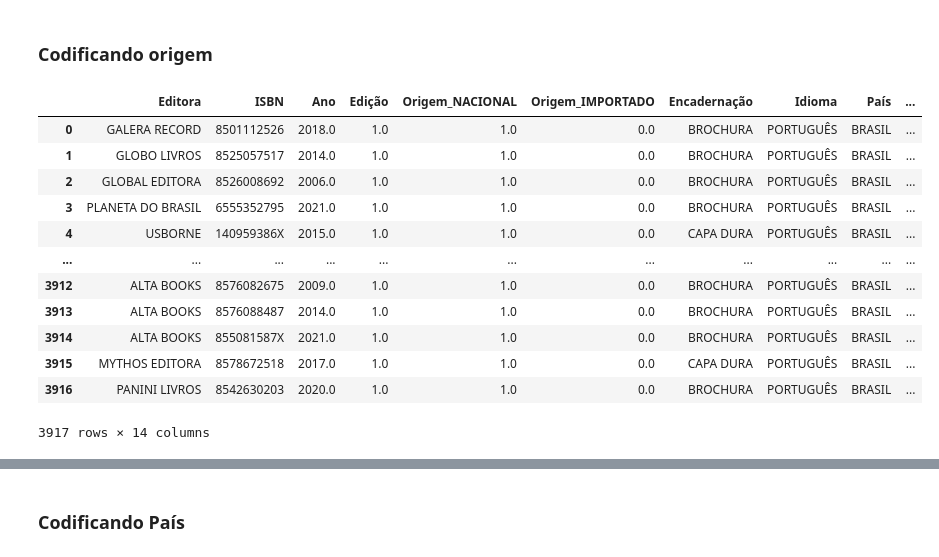
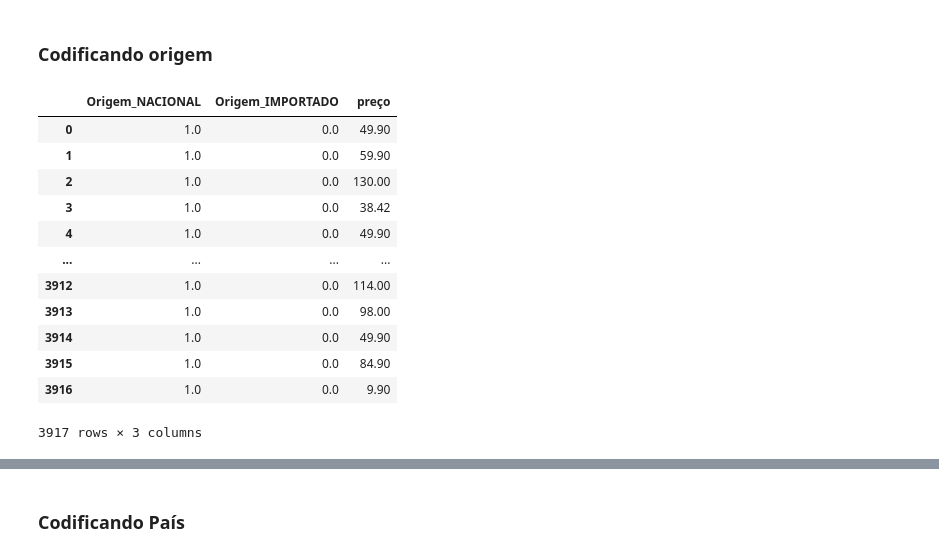
Before and after one commit to CaioViktor/Curso_Ciencias_de_Dados, a Jupyter notebook: trabalho/trab3/experiments_models.ipynb, the cells around one changed output, grey strips where cells are left out. Drawn from its saved outputs; the diff is of its cells as text; code cells hidden in the pictures.

```diff
--- a/trabalho/trab3/experiments_models.ipynb
+++ b/trabalho/trab3/experiments_models.ipynb
@@ -113,19 +147,19 @@ Pontuação r2 média com normalização: 0.25165356593549637
 ### Codificando origem
 # %%
 encoder=ce.OneHotEncoder(cols='Origem',handle_unknown='return_nan',return_df=True,use_cat_names=True)
-data_encoded = encoder.fit_transform(df)
+data_encoded = encoder.fit_transform(df[['Origem','preço']])
 data_encoded
 # %% [output]
-|  | Editora | ISBN | Ano | Edição | Origem_NACIONAL | Origem_IMPORTADO | Encadernação | Idioma | País | ... |
-| 0 | GALERA RECORD | 8501112526 | 2018.0 | 1.0 | 1.0 | 0.0 | BROCHURA | PORTUGUÊS | BRASIL | ... |
-| 1 | GLOBO LIVROS | 8525057517 | 2014.0 | 1.0 | 1.0 | 0.0 | BROCHURA | PORTUGUÊS | BRASIL | ... |
-| 2 | GLOBAL EDITORA | 8526008692 | 2006.0 | 1.0 | 1.0 | 0.0 | BROCHURA | PORTUGUÊS | BRASIL | ... |
-| 3 | PLANETA DO BRASIL | 6555352795 | 2021.0 | 1.0 | 1.0 | 0.0 | BROCHURA | PORTUGUÊS | BRASIL | ... |
-| 4 | USBORNE | 140959386X | 2015.0 | 1.0 | 1.0 | 0.0 | CAPA DURA | PORTUGUÊS | BRASIL | ... |
-| ... | ... | ... | ... | ... | ... | ... | ... | ... | ... | ... |
-| 3912 | ALTA BOOKS | 8576082675 | 2009.0 | 1.0 | 1.0 | 0.0 | BROCHURA | PORTUGUÊS | BRASIL | ... |
-| 3913 | ALTA BOOKS | 8576088487 | 2014.0 | 1.0 | 1.0 | 0.0 | BROCHURA | PORTUGUÊS | BRASIL | ... |
-| 3914 | ALTA BOOKS | 855081587X | 2021.0 | 1.0 | 1.0 | 0.0 | BROCHURA | PORTUGUÊS | BRASIL | ... |
-| 3915 | MYTHOS EDITORA | 8578672518 | 2017.0 | 1.0 | 1.0 | 0.0 | CAPA DURA | PORTUGUÊS | BRASIL | ... |
-| 3916 | PANINI LIVROS | 8542630203 | 2020.0 | 1.0 | 1.0 | 0.0 | BROCHURA | PORTUGUÊS | BRASIL | ... |
+|  | Origem_NACIONAL | Origem_IMPORTADO | preço |
+| 0 | 1.0 | 0.0 | 49.90 |
+| 1 | 1.0 | 0.0 | 59.90 |
+| 2 | 1.0 | 0.0 | 130.00 |
+| 3 | 1.0 | 0.0 | 38.42 |
+| 4 | 1.0 | 0.0 | 49.90 |
+| ... | ... | ... | ... |
+| 3912 | 1.0 | 0.0 | 114.00 |
+| 3913 | 1.0 | 0.0 | 98.00 |
+| 3914 | 1.0 | 0.0 | 49.90 |
+| 3915 | 1.0 | 0.0 | 84.90 |
+| 3916 | 1.0 | 0.0 | 9.90 |
-3917 rows × 14 columns
+3917 rows × 3 columns
```
Also changed, not shown: parts of 51 cells of this notebook.
